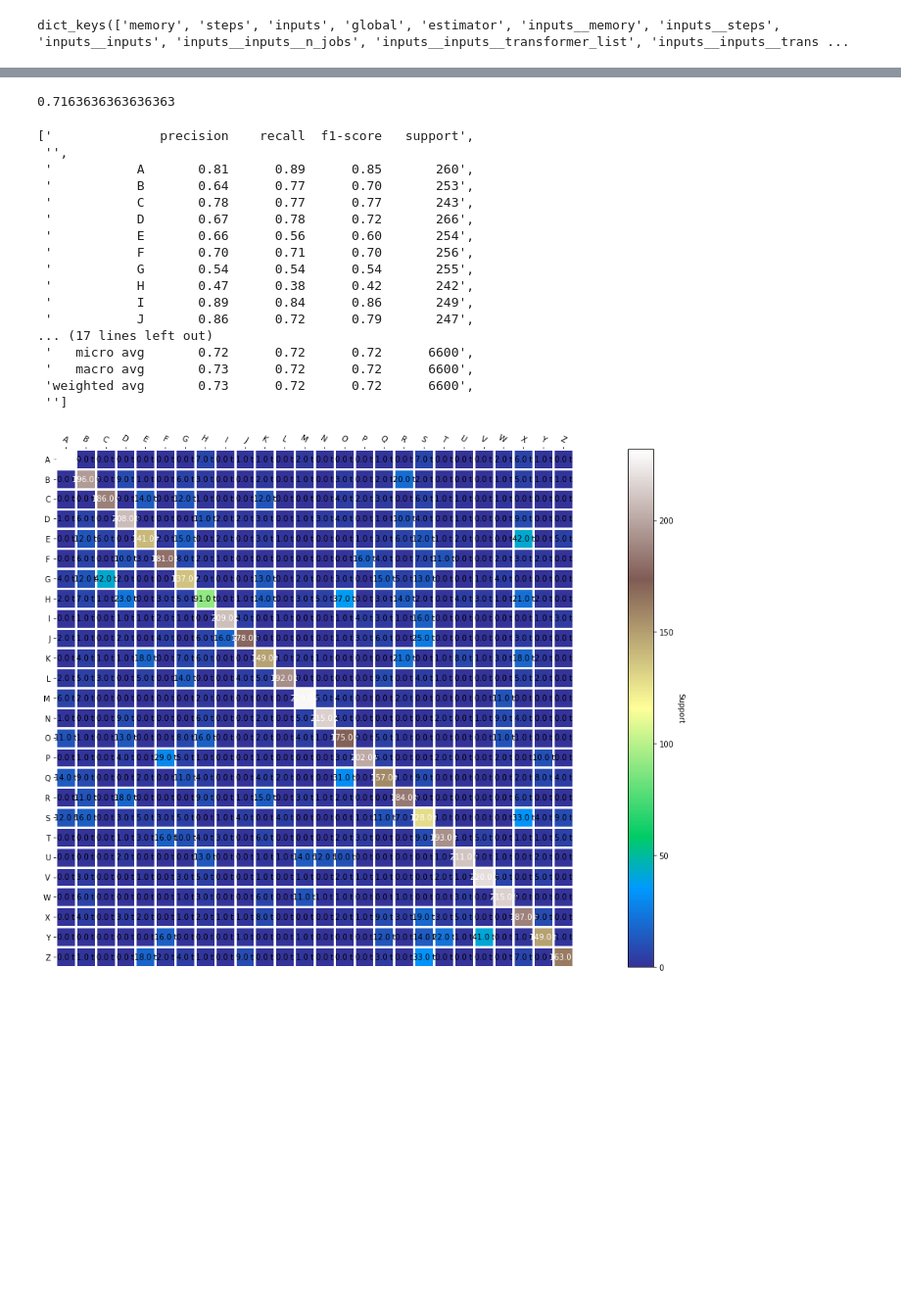
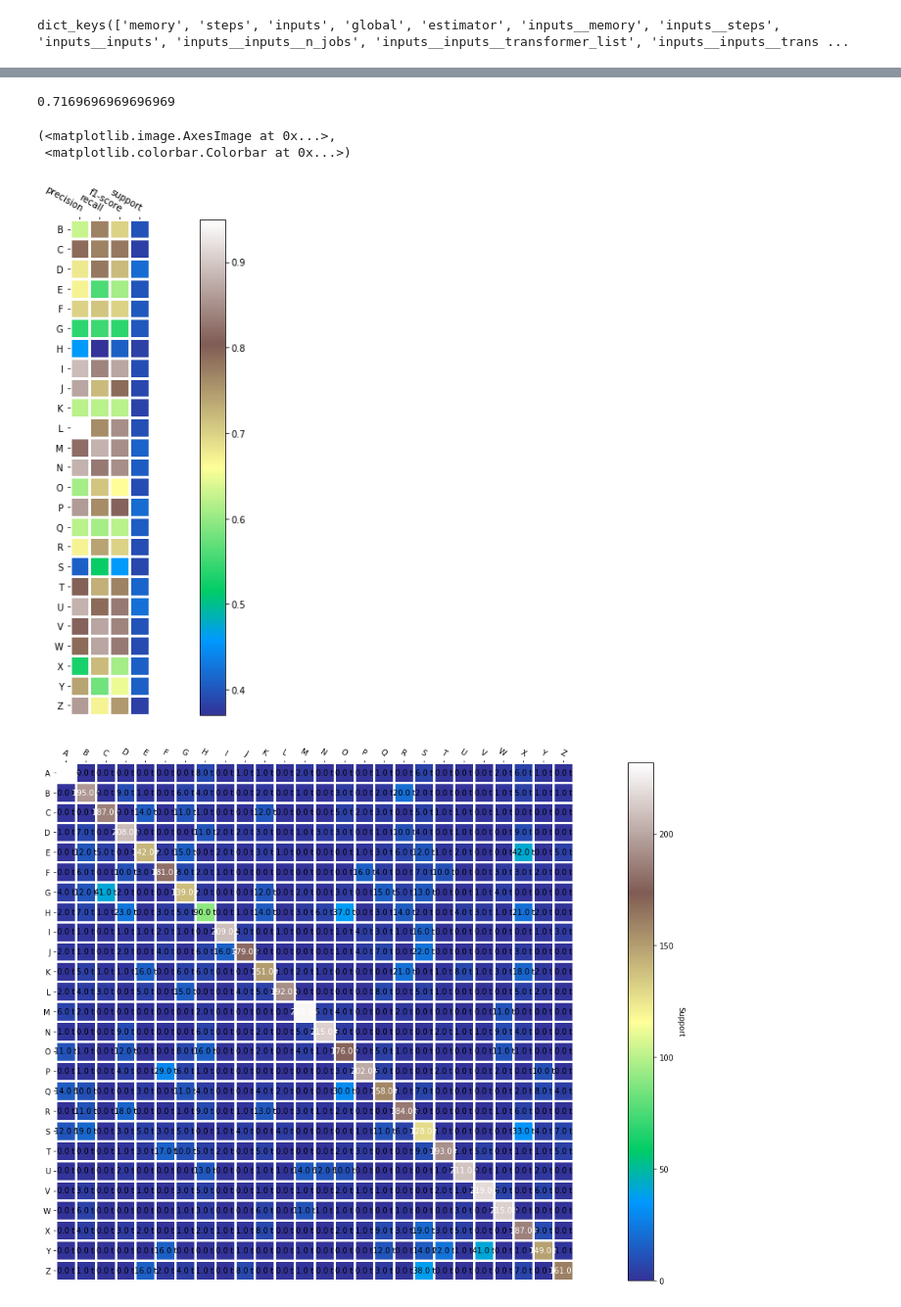
Before and after one commit to OpenJ92/MachineLearning, a Jupyter notebook: KEEL/Projects/Supervised/Standard/letters/run.ipynb, the cells around one changed output, grey strips where cells are left out. Shown at 98% size. Drawn from its saved outputs; the diff is of its cells as text; code cells hidden in the pictures; blank space fills up the shorter version.

Commit message:
Work on letters projects. Look to implement into master helper

```diff
--- a/KEEL/Projects/Supervised/Standard/letters/run.ipynb
+++ b/KEEL/Projects/Supervised/Standard/letters/run.ipynb
@@ -24,4 +39,5 @@ trainC.pipeline.get_params().keys()
 # %% [output]
 dict_keys(['memory', 'steps', 'inputs', 'global', 'estimator', 'inputs__memory', 'inputs__steps', 'inputs__inputs', 'inputs__inputs__n_jobs', 'inputs__inputs__transformer_list', 'inputs__inputs__trans ...
 # %%
-clf = trainC.fit_GSCV()
+#clf = trainC.fit_GSCV()
+clf
@@ -29,28 +56,24 @@ clf = trainC.fit_GSCV()
 preds = clf.predict(loadC.partition.X_test)
 np.mean(preds == loadC.partition.y_test.values.ravel())
 # %% [output]
-0.7163636363636363
+0.7169696969696969
-# %%
-from sklearn.metrics import confusion_matrix, classification_report
-classification_report(loadC.partition.y_test.values, preds).split('\n')
-# %% [output]
-['              precision    recall  f1-score   support',
- '',
- '           A       0.81      0.89      0.85       260',
- '           B       0.64      0.77      0.70       253',
- '           C       0.78      0.77      0.77       243',
- '           D       0.67      0.78      0.72       266',
- '           E       0.66      0.56      0.60       254',
- '           F       0.70      0.71      0.70       256',
- '           G       0.54      0.54      0.54       255',
- '           H       0.47      0.38      0.42       242',
- '           I       0.89      0.84      0.86       249',
- '           J       0.86      0.72      0.79       247',
-... (17 lines left out)
- '   micro avg       0.72      0.72      0.72      6600',
- '   macro avg       0.73      0.72      0.72      6600',
- 'weighted avg       0.73      0.72      0.72      6600',
- '']
+# %%
+from sklearn.metrics import confusion_matrix, classification_report
+import matplotlib.pyplot as plt
+plt.rcParams["figure.figsize"] = (20,10)
+A = classification_report(loadC.partition.y_test.values, preds).split('\n')
+B = np.array([row.split() for row in A[3:-5]])
+A_ = A[0].split()
+C, D = B[:,0], B[:,1:].astype(float)
+D[:,-1] = 10*D[:,-1]*(1/sum(D[:,-1]))
+D
+
+from Helper.Visual.Train.construct_confusion_matrix import heatmap
+heatmap(D, C, A_, cmap="terrain")
+# %% [output]
+(<matplotlib.image.AxesImage at 0x...>,
+ <matplotlib.colorbar.Colorbar at 0x...>)
+[figure, added]
 # %%
 VClassification(trainC).construct_confuation_matrix()
 # %% [output]
```
Also changed, not shown: parts of 3 cells of this notebook, 12 other files.
